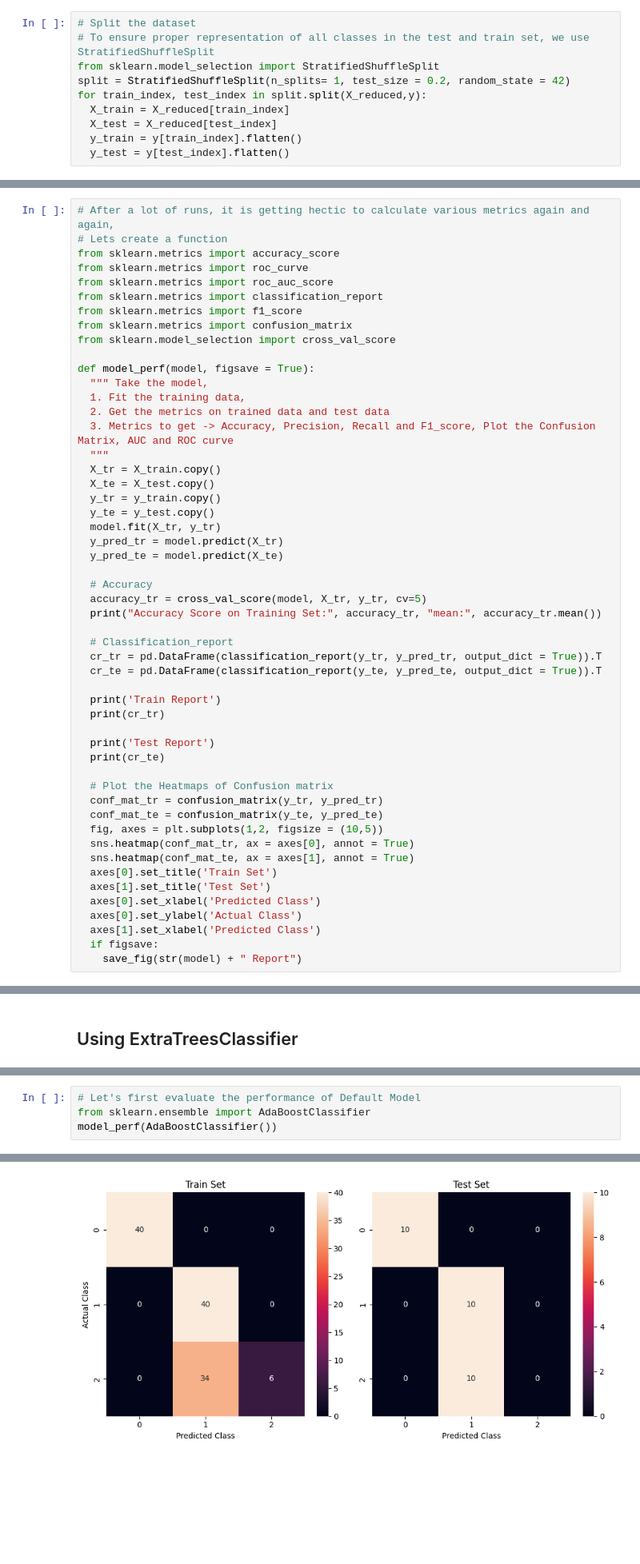
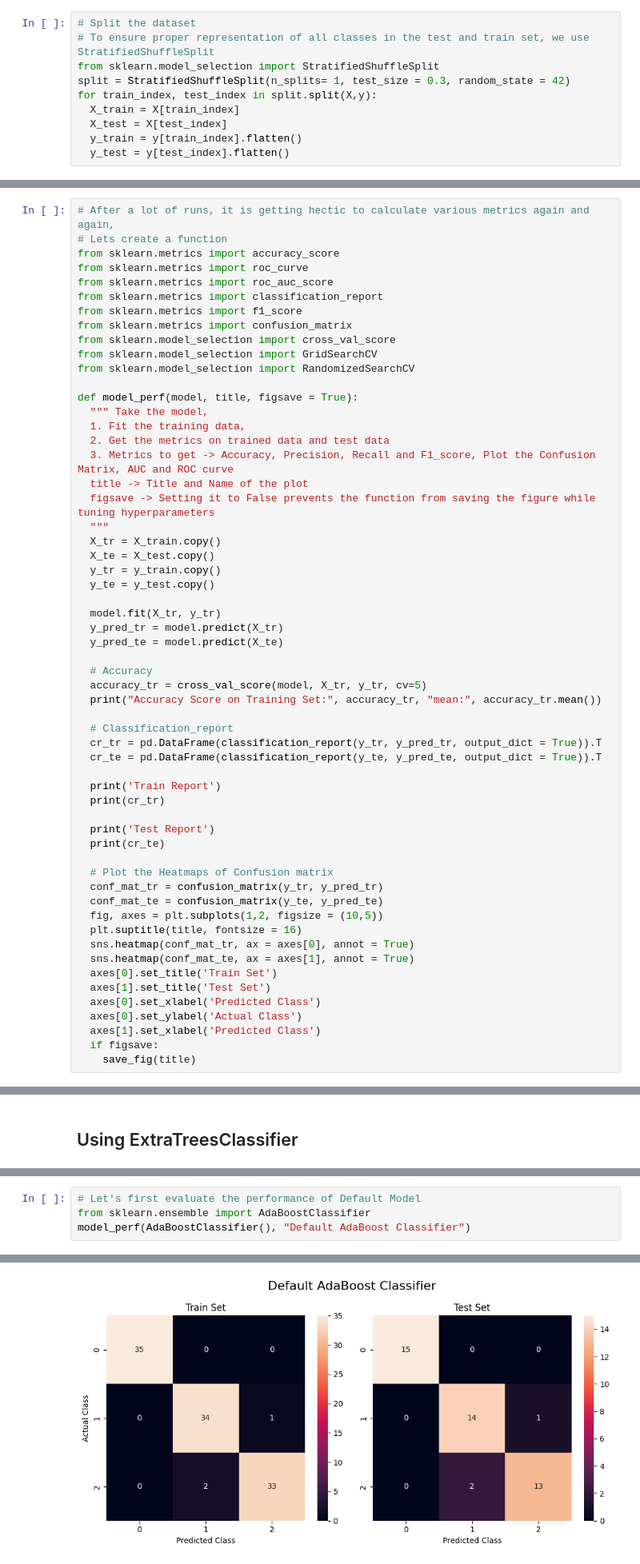
Before and after one commit to Manan-Parakh/CBTCIP-, a Jupyter notebook: IRIS/Iris_Flower_Classification.ipynb, the cells around one changed output, grey strips where cells are left out. Shown at 80% size. Drawn from its saved outputs; the diff is of its cells as text; blank space fills up the shorter version.

```diff
--- a/IRIS/Iris_Flower_Classification.ipynb
+++ b/IRIS/Iris_Flower_Classification.ipynb
@@ -160,10 +128,10 @@ save_fig("Reduced_Dimensions_Dataset")
 # Split the dataset
 # To ensure proper representation of all classes in the test and train set, we use StratifiedShuffleSplit
 from sklearn.model_selection import StratifiedShuffleSplit
-split = StratifiedShuffleSplit(n_splits= 1, test_size = 0.2, random_state = 42)
-for train_index, test_index in split.split(X_reduced,y):
-  X_train = X_reduced[train_index]
-  X_test = X_reduced[test_index]
+split = StratifiedShuffleSplit(n_splits= 1, test_size = 0.3, random_state = 42)
+for train_index, test_index in split.split(X,y):
+  X_train = X[train_index]
+  X_test = X[test_index]
   y_train = y[train_index].flatten()
   y_test = y[test_index].flatten()
 # %%
@@ -194,17 +164,22 @@ from sklearn.metrics import classification_report
 from sklearn.metrics import f1_score
 from sklearn.metrics import confusion_matrix
 from sklearn.model_selection import cross_val_score
+from sklearn.model_selection import GridSearchCV
+from sklearn.model_selection import RandomizedSearchCV
 
-def model_perf(model, figsave = True):
+def model_perf(model, title, figsave = True):
   """ Take the model,
   1. Fit the training data,
   2. Get the metrics on trained data and test data
   3. Metrics to get -> Accuracy, Precision, Recall and F1_score, Plot the Confusion Matrix, AUC and ROC curve
+  title -> Title and Name of the plot
+  figsave -> Setting it to False prevents the function from saving the figure while tuning hyperparameters
   """
   X_tr = X_train.copy()
   X_te = X_test.copy()
   y_tr = y_train.copy()
   y_te = y_test.copy()
+
   model.fit(X_tr, y_tr)
   y_pred_tr = model.predict(X_tr)
   y_pred_te = model.predict(X_te)
@@ -227,6 +202,7 @@ def model_perf(model, figsave = True):
   conf_mat_tr = confusion_matrix(y_tr, y_pred_tr)
   conf_mat_te = confusion_matrix(y_te, y_pred_te)
   fig, axes = plt.subplots(1,2, figsize = (10,5))
+  plt.suptitle(title, fontsize = 16)
   sns.heatmap(conf_mat_tr, ax = axes[0], annot = True)
   sns.heatmap(conf_mat_te, ax = axes[1], annot = True)
   axes[0].set_title('Train Set')
@@ -235,6 +211,6 @@ def model_perf(model, figsave = True):
   axes[0].set_ylabel('Actual Class')
   axes[1].set_xlabel('Predicted Class')
   if figsave:
-    save_fig(str(model) + " Report")
+    save_fig(title)
 # %% [markdown]
 # Random Forest Classifier
@@ -377,5 +375,5 @@ with open("/content/drive/MyDrive/CipherByte/IRIS/ada_clf_pca.pkl", mode = 'rb')
 # %%
 # Let's first evaluate the performance of Default Model
 from sklearn.ensemble import AdaBoostClassifier
-model_perf(AdaBoostClassifier())
+model_perf(AdaBoostClassifier(), "Default AdaBoost Classifier")
 # %% [output]
@@ -400 +397 @@ weighted avg   0.500000  0.666667  0.555556  30.000000
-[figure, old version]
+[figure, new version]
```
Also changed, not shown: parts of 62 cells of this notebook.
